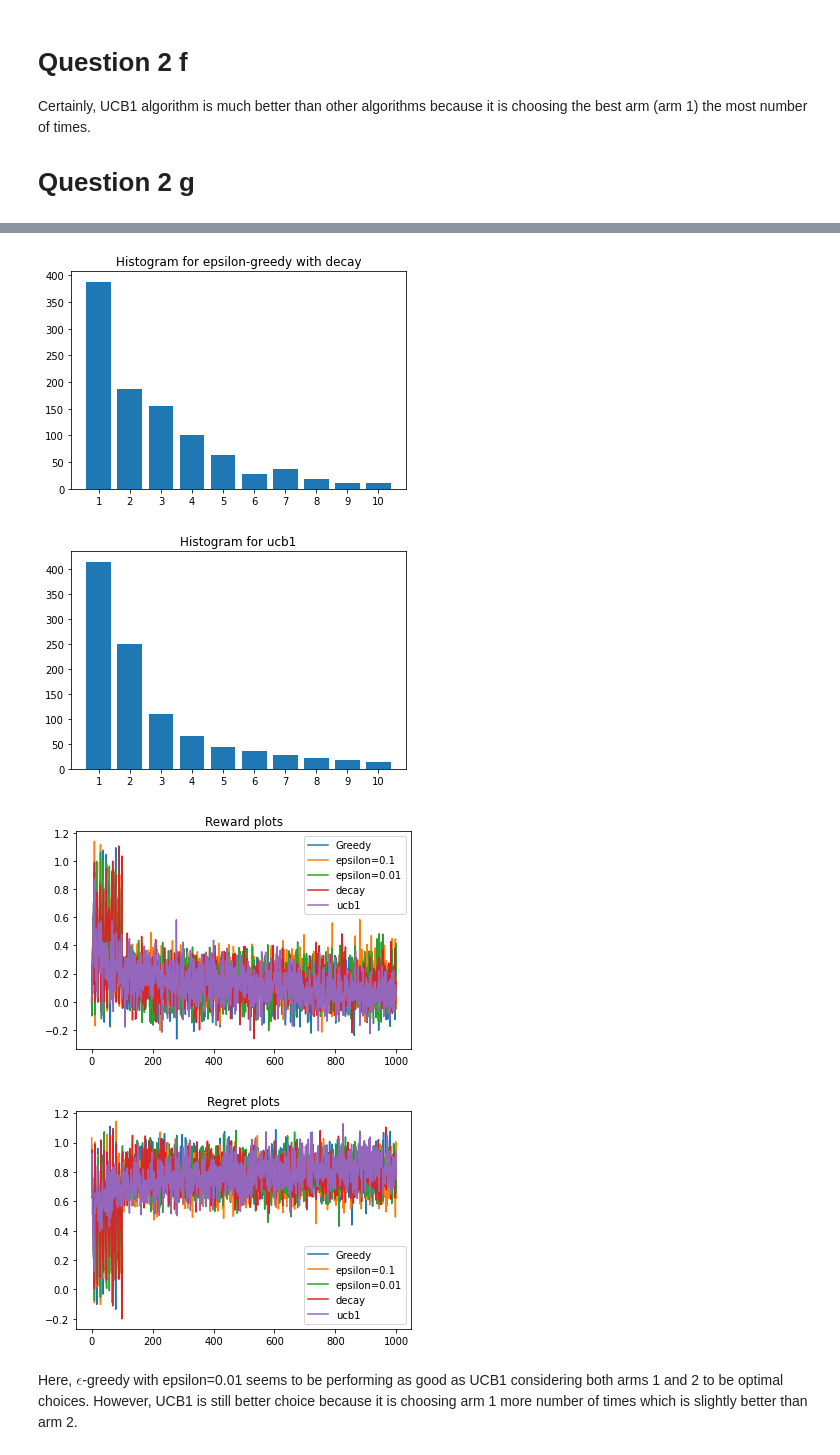
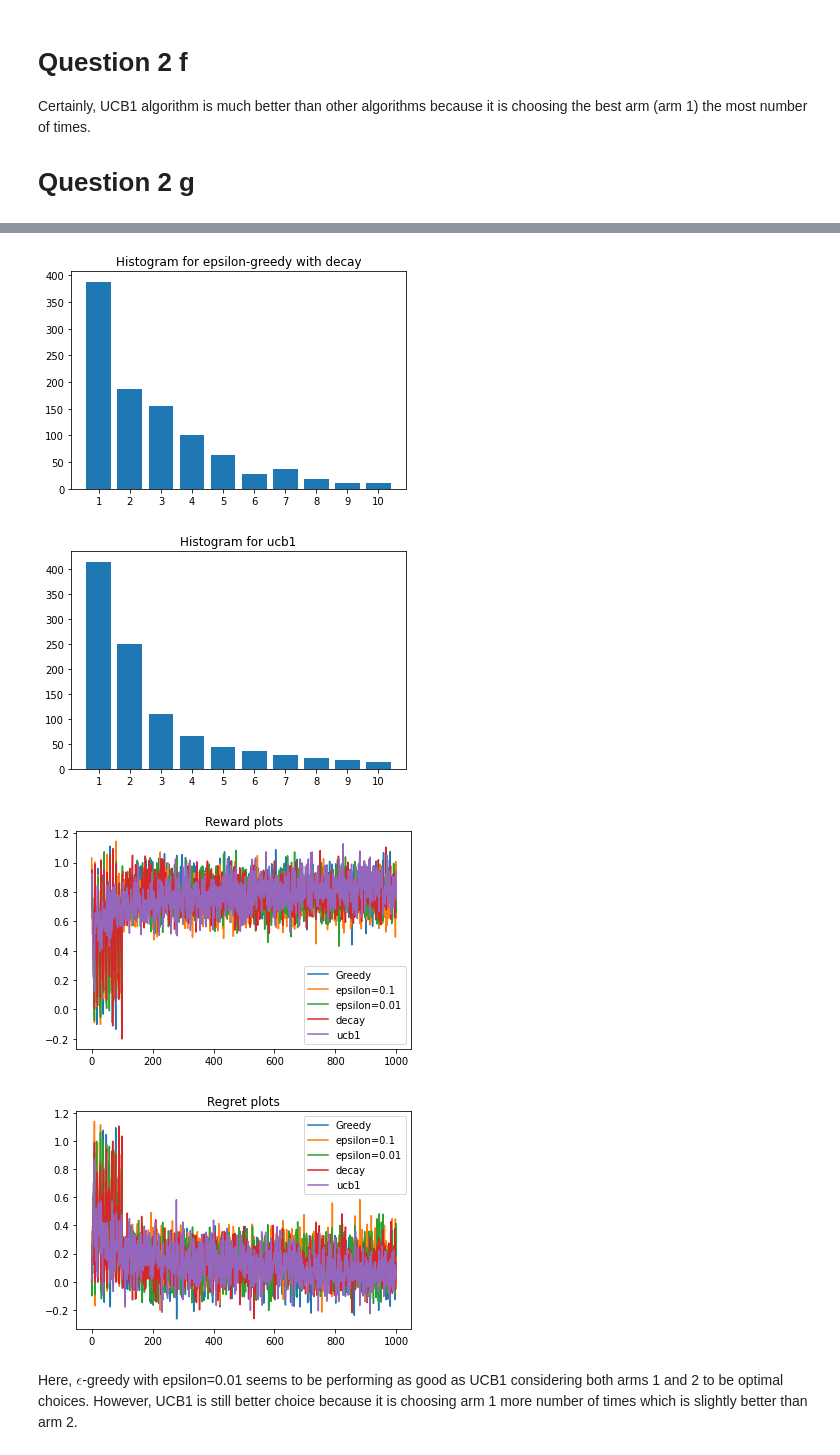
Before and after one commit to Dishank422/RL, a Jupyter notebook: Assignment5.ipynb, the cells around one changed output, grey strips where cells are left out. Cells and saved outputs as stored; diff of their text form; code cells hidden in the pictures.

```diff
--- a/Assignment5.ipynb
+++ b/Assignment5.ipynb
@@ -54,7 +54,7 @@ def greedy():
     tot_rewards = [i/num_runs for i in tot_rewards]
     regrets = [i/num_runs for i in regrets]
     arm_count = [i/num_runs for i in arm_count]
-    return regrets, tot_rewards, arm_count
+    return tot_rewards, regrets, arm_count
 
 
 def epsilon_greedy(eps):
@@ -97,7 +97,7 @@ def epsilon_greedy(eps):
     tot_rewards = [i/num_runs for i in tot_rewards]
     regrets = [i/num_runs for i in regrets]
     arm_count = [i/num_runs for i in arm_count]
-    return regrets, tot_rewards, arm_count
+    return tot_rewards, regrets, arm_count
 
 
 def epsilon_greedy_decay():
@@ -142,7 +142,7 @@ def epsilon_greedy_decay():
     tot_rewards = [i/num_runs for i in tot_rewards]
     regrets = [i/num_runs for i in regrets]
     arm_count = [i/num_runs for i in arm_count]
-    return regrets, tot_rewards, arm_count
+    return tot_rewards, regrets, arm_count
 
 
 def ucb1():
@@ -182,7 +182,7 @@ def ucb1():
     rewards = [i/num_runs for i in rewards]
     regrets = [i/num_runs for i in regrets]
     arm_count = [i/num_runs for i in arm_count]
-    return regrets, rewards, arm_count
+    return rewards, regrets, arm_count
 
 
 reward_greedy, regret_greedy, arm_count_greedy = greedy()
@@ -294,7 +294,7 @@ def greedy():
     tot_rewards = [i/num_runs for i in tot_rewards]
     regrets = [i/num_runs for i in regrets]
     arm_count = [i/num_runs for i in arm_count]
-    return regrets, tot_rewards, arm_count
+    return tot_rewards, regrets, arm_count
 
 
 def epsilon_greedy(eps):
@@ -337,7 +337,7 @@ def epsilon_greedy(eps):
     tot_rewards = [i/num_runs for i in tot_rewards]
     regrets = [i/num_runs for i in regrets]
     arm_count = [i/num_runs for i in arm_count]
-    return regrets, tot_rewards, arm_count
+    return tot_rewards, regrets, arm_count
 
 
 def epsilon_greedy_decay():
@@ -382,7 +382,7 @@ def epsilon_greedy_decay():
     tot_rewards = [i/num_runs for i in tot_rewards]
     regrets = [i/num_runs for i in regrets]
     arm_count = [i/num_runs for i in arm_count]
-    return regrets, tot_rewards, arm_count
+    return tot_rewards, regrets, arm_count
 
 
 def ucb1():
@@ -422,7 +422,7 @@ def ucb1():
     rewards = [i/num_runs for i in rewards]
     regrets = [i/num_runs for i in regrets]
     arm_count = [i/num_runs for i in arm_count]
-    return regrets, rewards, arm_count
+    return rewards, regrets, arm_count
 
 
 reward_greedy, regret_greedy, arm_count_greedy = greedy()
@@ -446,35 +446,35 @@ plt.title("Histogram for epsilon-greedy with decay")
 plt.show()
 
 reward_ucb, regret_ucb, arm_count_ucb = ucb1()
 plt.bar(["1", "2", "3", "4", "5", "6", "7", "8", "9", "10"], arm_count_ucb)
 plt.title("Histogram for ucb1")
 plt.show()
 
 plt.plot(reward_greedy, label="Greedy")
 plt.plot(reward_eps_greedy_0_1, label="epsilon=0.1")
 plt.plot(reward_eps_greedy_00_1, label="epsilon=0.01")
 plt.plot(reward_eps_greedy_decay, label="decay")
 plt.plot(reward_ucb, label="ucb1")
 plt.legend()
 plt.title("Reward plots")
 plt.show()
 
 plt.plot(regret_greedy, label="Greedy")
 plt.plot(regret_eps_greedy_0_1, label="epsilon=0.1")
 plt.plot(regret_eps_greedy_00_1, label="epsilon=0.01")
 plt.plot(regret_eps_greedy_decay, label="decay")
 plt.plot(regret_ucb, label="ucb1")
 plt.legend()
 plt.title("Regret plots")
 plt.show()
 # %% [output]
 [figure]
 [figure]
 [figure]
 [figure]
 [figure]
-[figure, old version]
+[figure, new version]
-[figure, old version]
+[figure, new version]
 # %% [markdown]
 Here, $\epsilon$-greedy with epsilon=0.01 seems to be performing as good as UCB1 considering both arms 1 and 2 to be optimal choices. However, UCB1 is still better choice because it is choosing arm 1 more number of times which is slightly better than arm 2.
 # %% [markdown]
```
Also changed, not shown: parts of 1 cell of this notebook.
